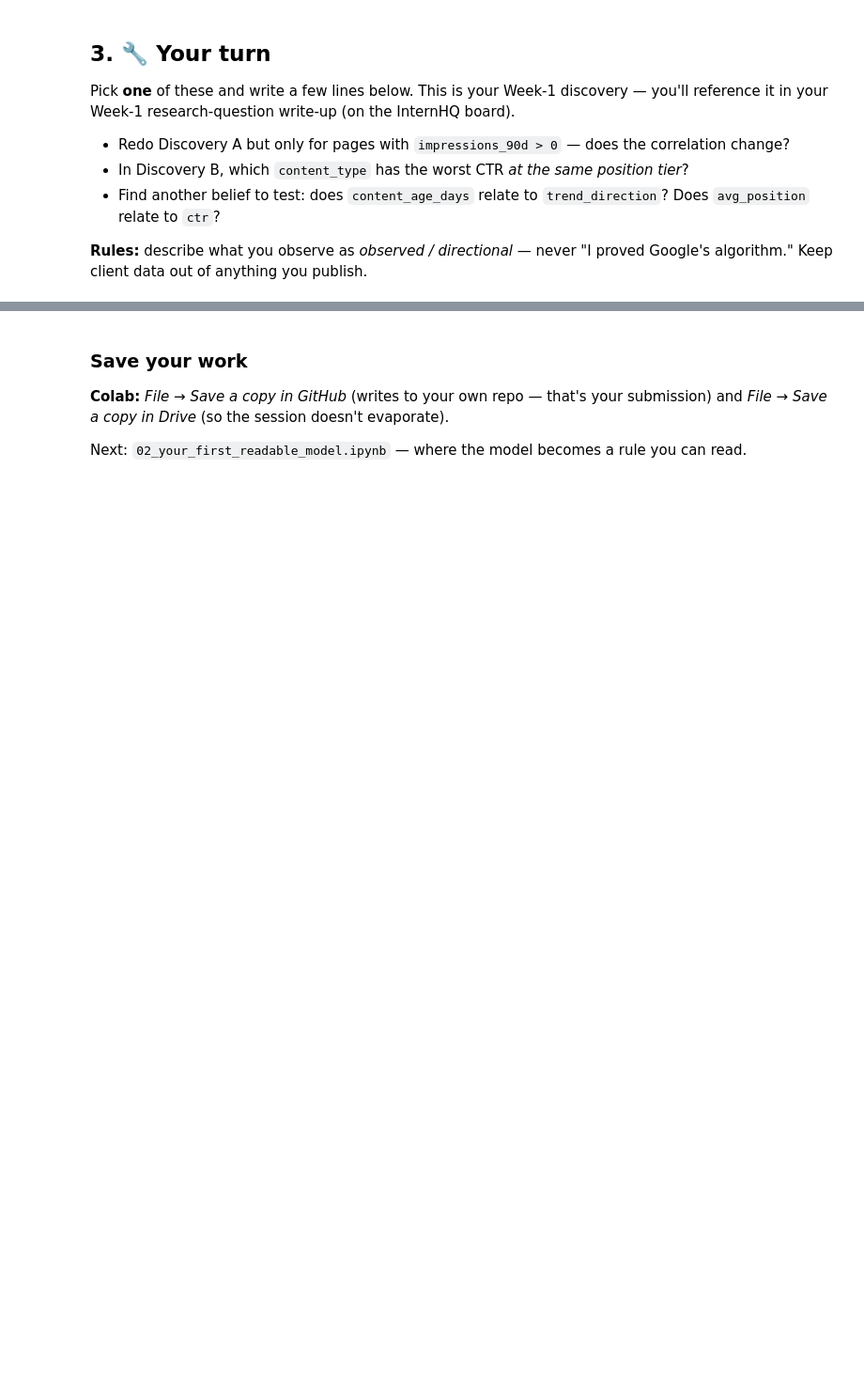
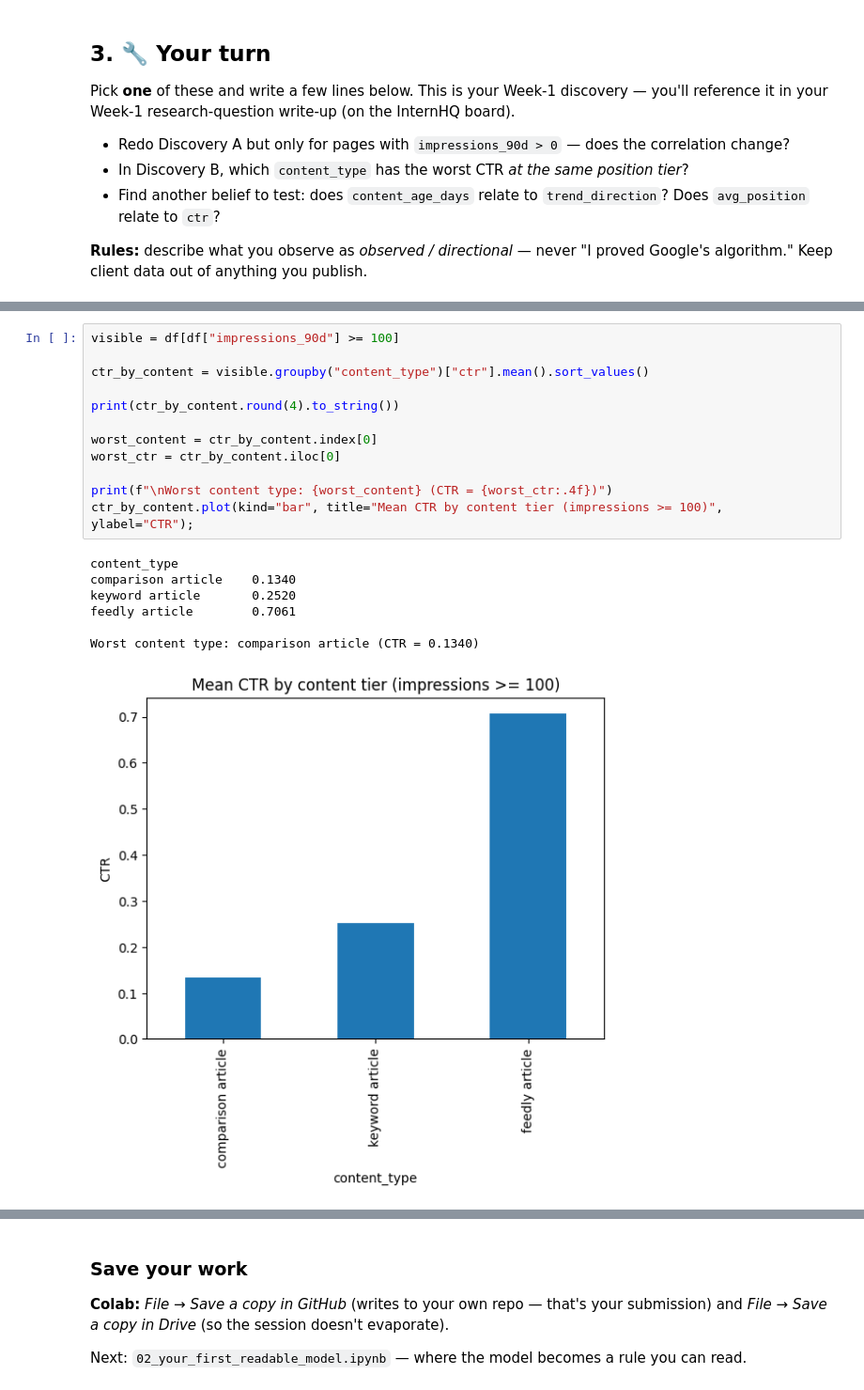
Before and after one commit to Ali-Haider987/alihaider-flyrank-ml, a Jupyter notebook: notebooks/01_first_look_and_discovery.ipynb, the cells around one changed output, grey strips where cells are left out. Shown at 94% size. Cells and saved outputs as stored; diff of their text form; blank space fills up the shorter version.

```diff
--- a/notebooks/01_first_look_and_discovery.ipynb
+++ b/notebooks/01_first_look_and_discovery.ipynb
@@ -106,0 +177,20 @@ Pick **one** of these and write a few lines below. This is your Week-1 discovery
+# %%
+visible = df[df["impressions_90d"] >= 100]
+
+ctr_by_content = visible.groupby("content_type")["ctr"].mean().sort_values()
+
+print(ctr_by_content.round(4).to_string())
+
+worst_content = ctr_by_content.index[0]
+worst_ctr = ctr_by_content.iloc[0]
+
+print(f"\nWorst content type: {worst_content} (CTR = {worst_ctr:.4f})")
+ctr_by_content.plot(kind="bar", title="Mean CTR by content tier (impressions >= 100)", ylabel="CTR");
+# %% [output]
+content_type
+comparison article    0.1340
+keyword article       0.2520
+feedly article        0.7061
+
+Worst content type: comparison article (CTR = 0.1340)
+[figure, added]
```
Also changed, not shown: parts of 12 cells of this notebook.
